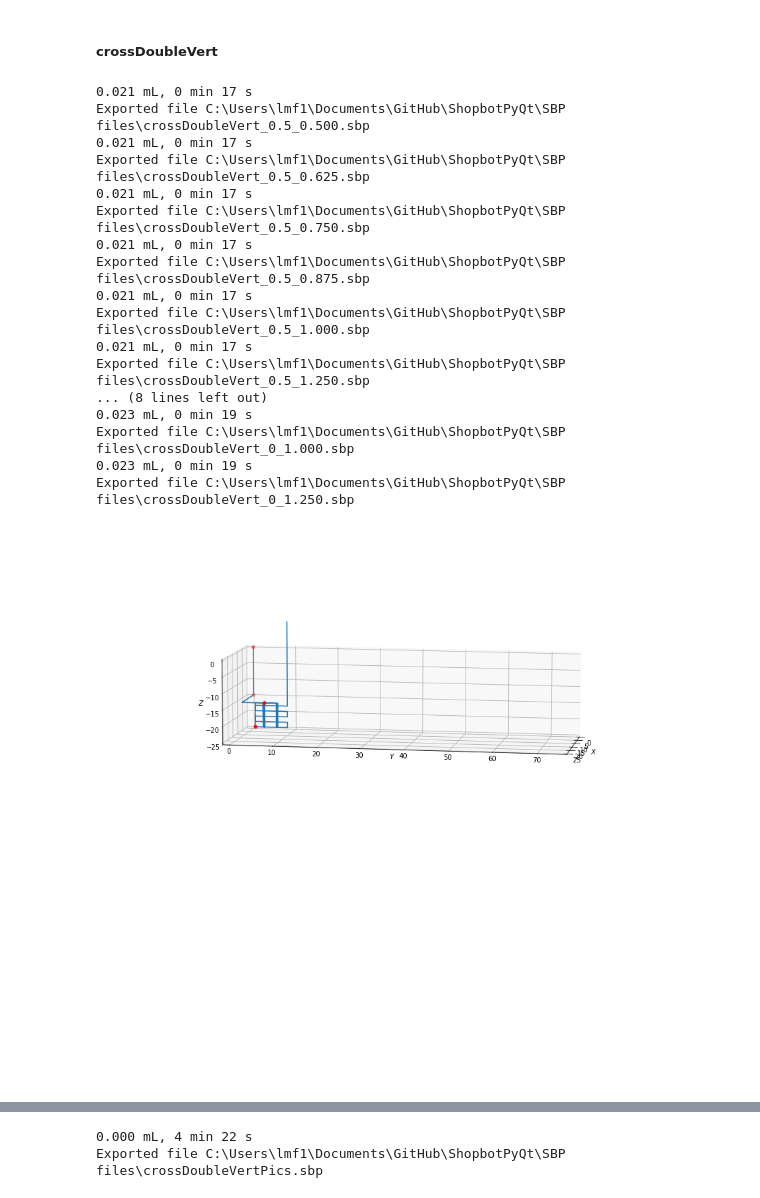
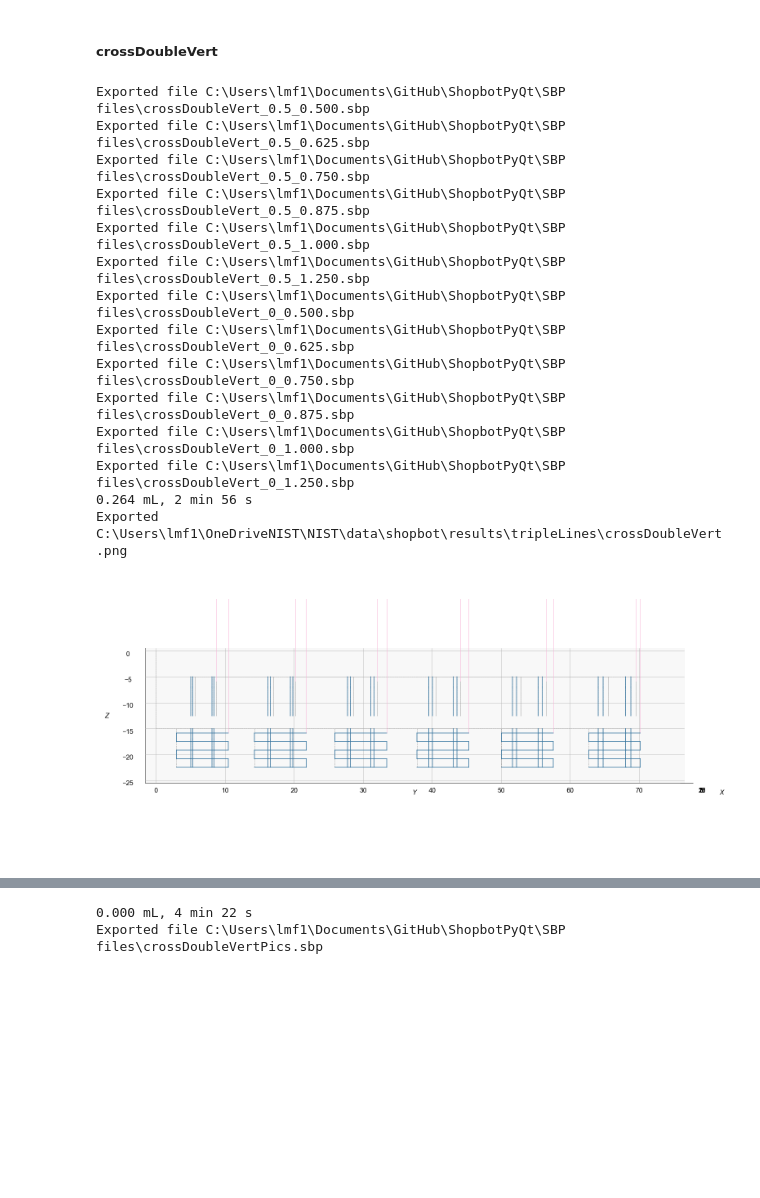
Before and after one commit to usnistgov/ShopbotPyQt, a Jupyter notebook: SBP files/sbpcreator.ipynb, the cells around one changed output, grey strips where cells are left out. Cells and saved outputs as stored; diff of their text form; code cells hidden in the pictures; blank space fills up the shorter version.

```diff
--- a/SBP files/sbpcreator.ipynb
+++ b/SBP files/sbpcreator.ipynb
@@ -705,7 +693,10 @@ Exported file C:\Users\lmf1\Documents\GitHub\ShopbotPyQt\SBP files\tripleLinesVe
 # %% [markdown]
 ##### crossDoubleVert
 # %%
-
+total2 = copy.deepcopy(dv)
+total2.addVar('nid',0.603)
+total2 = total2 + sc.startingPoint(0,0,0)
+total2.turnOn(3)
 
 xmed = slideW/2
 # head-on, in plane
@@ -714,10 +705,7 @@ for z0frac in [0.5, 0]:
     for i,spacing in enumerate([0.5, 0.625, 0.75, 0.875, 1, 1.25]):
         total = copy.deepcopy(dv)
         total.addVar('nid',0.603)
-        if i==0 and z0frac==0.5:
-            total = total + sc.startingPoint(0,0,0)
-        else:
-            total = total + sc.startingPoint(total1.cp[0], total1.cp[1], total1.cp[2])
+        total = total + sc.startingPoint(total2.cp[0], total2.cp[1], total2.cp[2])
         total.turnOn(3)
         for j in [0,1]:
             # get 4 reps for each spacing
@@ -732,6 +720,7 @@ for z0frac in [0.5, 0]:
                 v1.zmax = f'-&margin'
             v1.downdisp = 0
             total = total + v1
+            total2 = total2+v1
 
             ylast[j] = v1.cp[1]
 
@@ -750,6 +739,7 @@ for z0frac in [0.5, 0]:
                 # first pair
                 zz4.y0 = sc.p(ylast[j],f'{spacing}*&nid') # place next to double line
                 total = total + zz4
+                total2 = total2+zz4
 
             if j==0:
                 ylast[j] = sc.p(ylast[j], f'&margin/2+{spacing}*&nid')
@@ -759,44 +749,47 @@ for z0frac in [0.5, 0]:
         # draw zigzag
 
         if z0frac==0.5:
             zz4 = sc.zigzag(lastPt = total, killZigs=False)
             zz4.spacing1 = '&margin/3'
             zz4.spacing2 = '&margin/3'
             zz4.reps=5
             zz4.width = '1.5*&margin'
             zz4.x0 = sc.p(xmed, f'-{spacing}*&nid') # place behind double line
-            zz4.y0 = f'{ylast[0]}-&margin'
+            zz4.y0 = f'{ylast[0]}-&margin-{spacing}*&nid/2'
             zz4.z0 = v1.zmin
             zz4.longdir = '+y'
             zz4.shortdir = '+z'
             total = total + zz4
+            total2 = total2+zz4
 
         total.turnOff(3)
         total.mz(10)
-        total.printVolume()
-        total.plot(ele=10, azi=10)
+        total2.mz(10)
         total.export(os.path.join(SBPFOLDER, f'crossDoubleVert_{z0frac}_{spacing:.3f}.sbp'), [])
         # print(total.convertFile('spacing'))
         total1 = copy.deepcopy(total)
 
     total.mz(f'-&slideW*{z0frac}')
-    total1 = copy.deepcopy(total)
+    total2.mz(f'-&slideW*{z0frac}')
+
+total2.turnOff(3)
+total2.mz(10)
+total2.printVolume()
+total2.plot(ele=10, azi=10, export=True, fn=os.path.join(r'C:\Users\lmf1\OneDriveNIST\NIST\data\shopbot\results\tripleLines', f'crossDoubleVert.png'), grids=False)
+total2.plot(ele=0, azi=0, export=False, grids=True)
 # %% [output]
-0.021 mL, 0 min 17 s
 Exported file C:\Users\lmf1\Documents\GitHub\ShopbotPyQt\SBP files\crossDoubleVert_0.5_0.500.sbp
-0.021 mL, 0 min 17 s
 Exported file C:\Users\lmf1\Documents\GitHub\ShopbotPyQt\SBP files\crossDoubleVert_0.5_0.625.sbp
-0.021 mL, 0 min 17 s
 Exported file C:\Users\lmf1\Documents\GitHub\ShopbotPyQt\SBP files\crossDoubleVert_0.5_0.750.sbp
-0.021 mL, 0 min 17 s
 Exported file C:\Users\lmf1\Documents\GitHub\ShopbotPyQt\SBP files\crossDoubleVert_0.5_0.875.sbp
-0.021 mL, 0 min 17 s
 Exported file C:\Users\lmf1\Documents\GitHub\ShopbotPyQt\SBP files\crossDoubleVert_0.5_1.000.sbp
-0.021 mL, 0 min 17 s
 Exported file C:\Users\lmf1\Documents\GitHub\ShopbotPyQt\SBP files\crossDoubleVert_0.5_1.250.sbp
-... (8 lines left out)
-0.023 mL, 0 min 19 s
+Exported file C:\Users\lmf1\Documents\GitHub\ShopbotPyQt\SBP files\crossDoubleVert_0_0.500.sbp
+Exported file C:\Users\lmf1\Documents\GitHub\ShopbotPyQt\SBP files\crossDoubleVert_0_0.625.sbp
+Exported file C:\Users\lmf1\Documents\GitHub\ShopbotPyQt\SBP files\crossDoubleVert_0_0.750.sbp
+Exported file C:\Users\lmf1\Documents\GitHub\ShopbotPyQt\SBP files\crossDoubleVert_0_0.875.sbp
 Exported file C:\Users\lmf1\Documents\GitHub\ShopbotPyQt\SBP files\crossDoubleVert_0_1.000.sbp
-0.023 mL, 0 min 19 s
 Exported file C:\Users\lmf1\Documents\GitHub\ShopbotPyQt\SBP files\crossDoubleVert_0_1.250.sbp
+0.264 mL, 2 min 56 s
+Exported C:\Users\lmf1\OneDriveNIST\NIST\data\shopbot\results\tripleLines\crossDoubleVert.png
-[figure, old version]
+[figure, new version]
```
Also changed, not shown: parts of 5 cells of this notebook, 8 other files.
